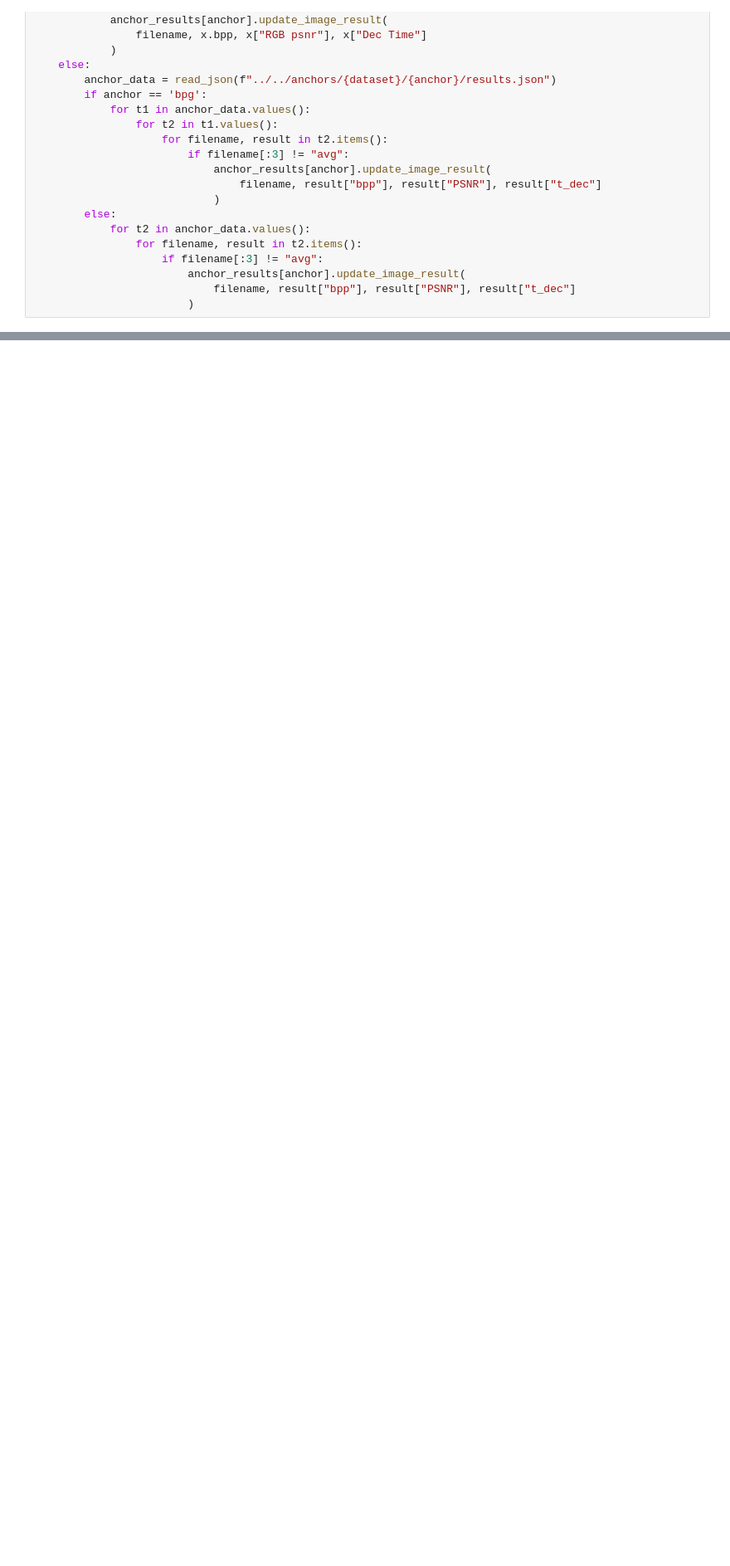
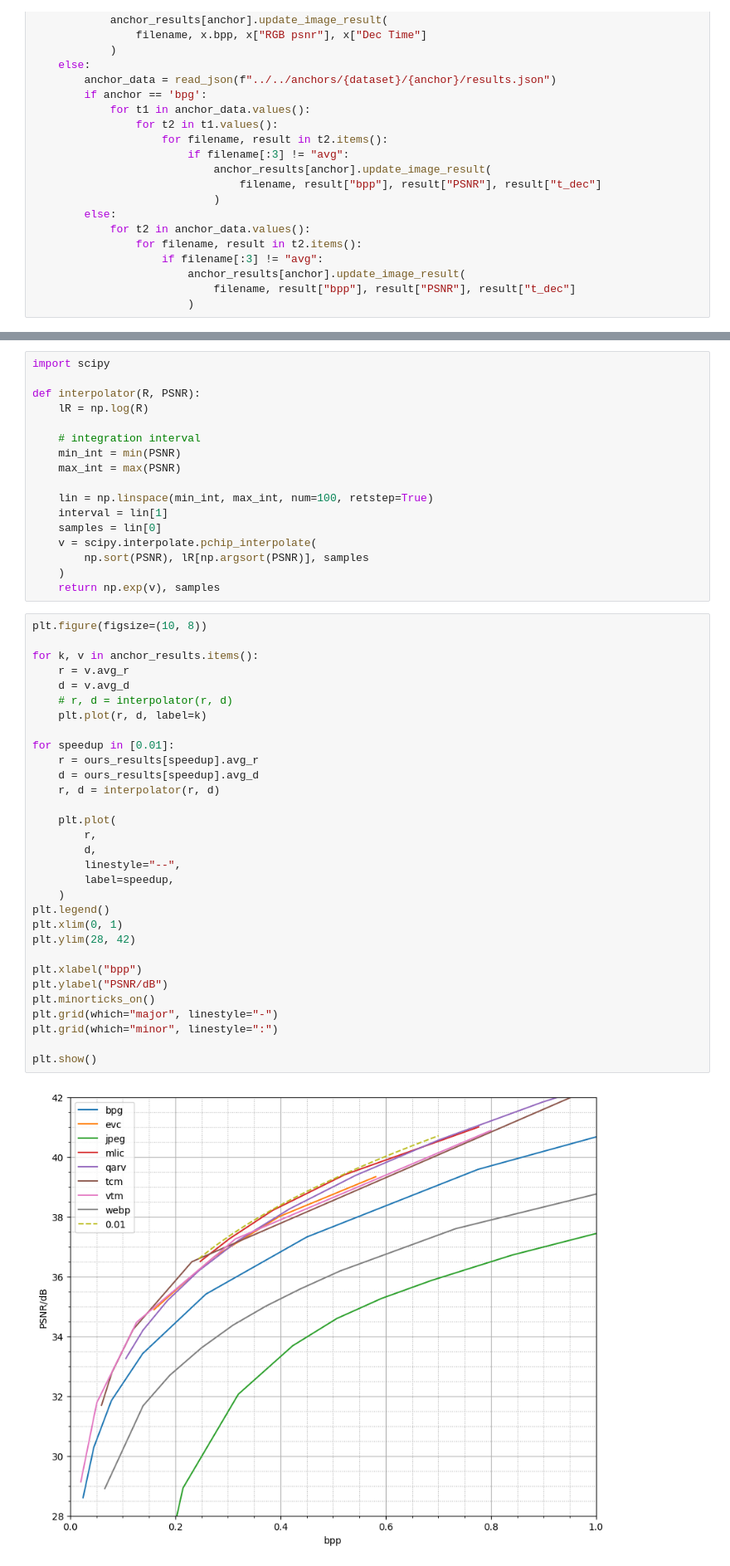
Before and after one commit to fgvfgfg564/TCM-lite, a Jupyter notebook: experiments/SAv1/performance/plot_performance.ipynb, the cells around one changed output, grey strips where cells are left out. Shown: that part at 83% size. Cells and saved outputs as stored; diff of their text form; blank space fills up the shorter version.

Commit message:
update anchor tests

```diff
--- a/experiments/SAv1/performance/plot_performance.ipynb
+++ b/experiments/SAv1/performance/plot_performance.ipynb
@@ -205,3 +183,53 @@ webp [28.90917748588654, 31.67811682202749, 32.69769385832878, 33.61276927469505
+# %%
+import scipy
+
+def interpolator(R, PSNR):
+    lR = np.log(R)
+
+    # integration interval
+    min_int = min(PSNR)
+    max_int = max(PSNR)
+
+    lin = np.linspace(min_int, max_int, num=100, retstep=True)
+    interval = lin[1]
+    samples = lin[0]
+    v = scipy.interpolate.pchip_interpolate(
+        np.sort(PSNR), lR[np.argsort(PSNR)], samples
+    )
+    return np.exp(v), samples
+# %%
+plt.figure(figsize=(10, 8))
+
+for k, v in anchor_results.items():
+    r = v.avg_r
+    d = v.avg_d
+    # r, d = interpolator(r, d)
+    plt.plot(r, d, label=k)
+
+for speedup in [0.01]:
+    r = ours_results[speedup].avg_r
+    d = ours_results[speedup].avg_d
+    r, d = interpolator(r, d)
+
+    plt.plot(
+        r,
+        d,
+        linestyle="--",
+        label=speedup,
+    )
+plt.legend()
+plt.xlim(0, 1)
+plt.ylim(28, 42)
+
+plt.xlabel("bpp")
+plt.ylabel("PSNR/dB")
+plt.minorticks_on()
+plt.grid(which="major", linestyle="-")
+plt.grid(which="minor", linestyle=":")
+
+plt.show()
+# %% [output]
+[figure, added]
 # %%
 anchor_results['qarv'].bd_rate(anchor_results['vtm'])
 # %% [output]
```
Also changed, not shown: parts of 12 cells of this notebook, 3 other files.
